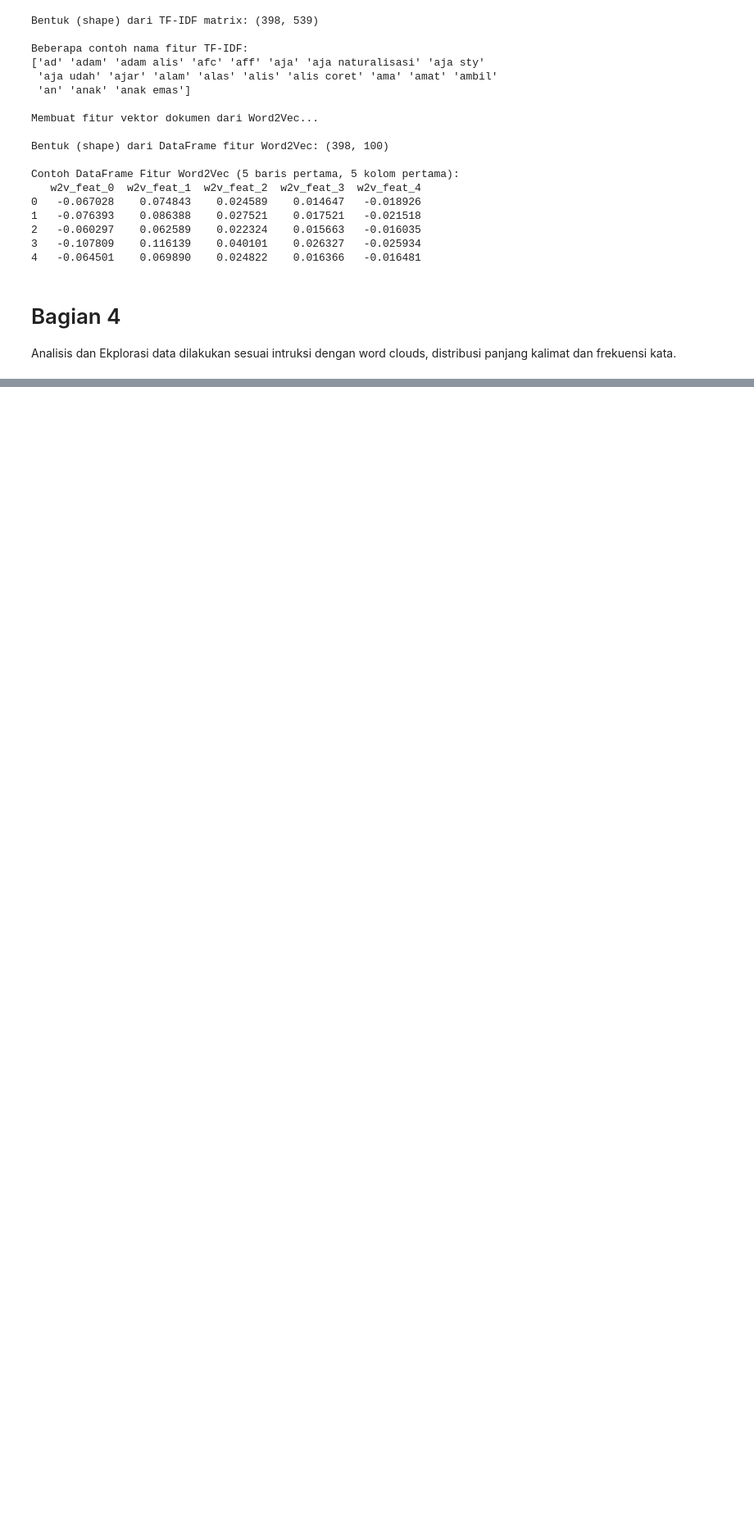
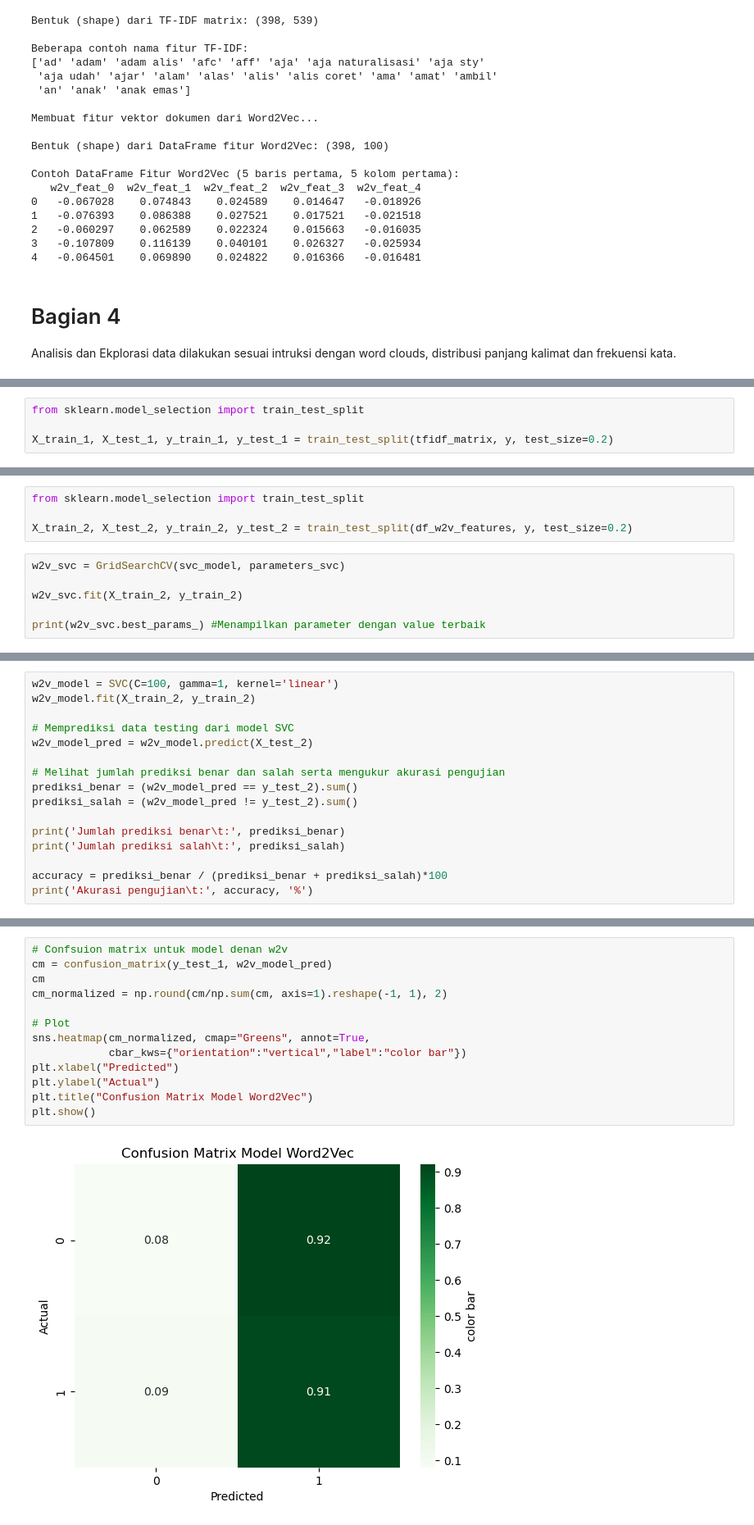
Before and after one commit to ulung3ko/uts-analisis-teks, a Jupyter notebook: uts_analisis_teks.ipynb, the cells around one changed output, grey strips where cells are left out. Shown at 82% size. Cells and saved outputs as stored; diff of their text form; blank space fills up the shorter version.

```diff
--- a/uts_analisis_teks.ipynb
+++ b/uts_analisis_teks.ipynb
@@ -333,0 +341,4 @@ Membuat bar plot frekuensi kata teratas...
+# %%
+from sklearn.model_selection import train_test_split
+
+X_train_1, X_test_1, y_train_1, y_test_1 = train_test_split(tfidf_matrix, y, test_size=0.2)
@@ -333,0 +397,10 @@ Membuat bar plot frekuensi kata teratas...
+# %%
+from sklearn.model_selection import train_test_split
+
+X_train_2, X_test_2, y_train_2, y_test_2 = train_test_split(df_w2v_features, y, test_size=0.2)
+# %%
+w2v_svc = GridSearchCV(svc_model, parameters_svc)
+
+w2v_svc.fit(X_train_2, y_train_2)
+
+print(w2v_svc.best_params_) #Menampilkan parameter dengan value terbaik
@@ -333,0 +409,16 @@ Membuat bar plot frekuensi kata teratas...
+# %%
+w2v_model = SVC(C=100, gamma=1, kernel='linear')
+w2v_model.fit(X_train_2, y_train_2)
+
+# Memprediksi data testing dari model SVC
+w2v_model_pred = w2v_model.predict(X_test_2)
+
+# Melihat jumlah prediksi benar dan salah serta mengukur akurasi pengujian
+prediksi_benar = (w2v_model_pred == y_test_2).sum()
+prediksi_salah = (w2v_model_pred != y_test_2).sum()
+
+print('Jumlah prediksi benar\t:', prediksi_benar)
+print('Jumlah prediksi salah\t:', prediksi_salah)
+
+accuracy = prediksi_benar / (prediksi_benar + prediksi_salah)*100
+print('Akurasi pengujian\t:', accuracy, '%')
@@ -333,0 +429,15 @@ Membuat bar plot frekuensi kata teratas...
+# %%
+# Confsuion matrix untuk model denan w2v
+cm = confusion_matrix(y_test_1, w2v_model_pred)
+cm
+cm_normalized = np.round(cm/np.sum(cm, axis=1).reshape(-1, 1), 2)
+
+# Plot
+sns.heatmap(cm_normalized, cmap="Greens", annot=True,
+            cbar_kws={"orientation":"vertical","label":"color bar"})
+plt.xlabel("Predicted")
+plt.ylabel("Actual")
+plt.title("Confusion Matrix Model Word2Vec")
+plt.show()
+# %% [output]
+[figure, added]
```
Also changed, not shown: parts of 12 cells of this notebook.
